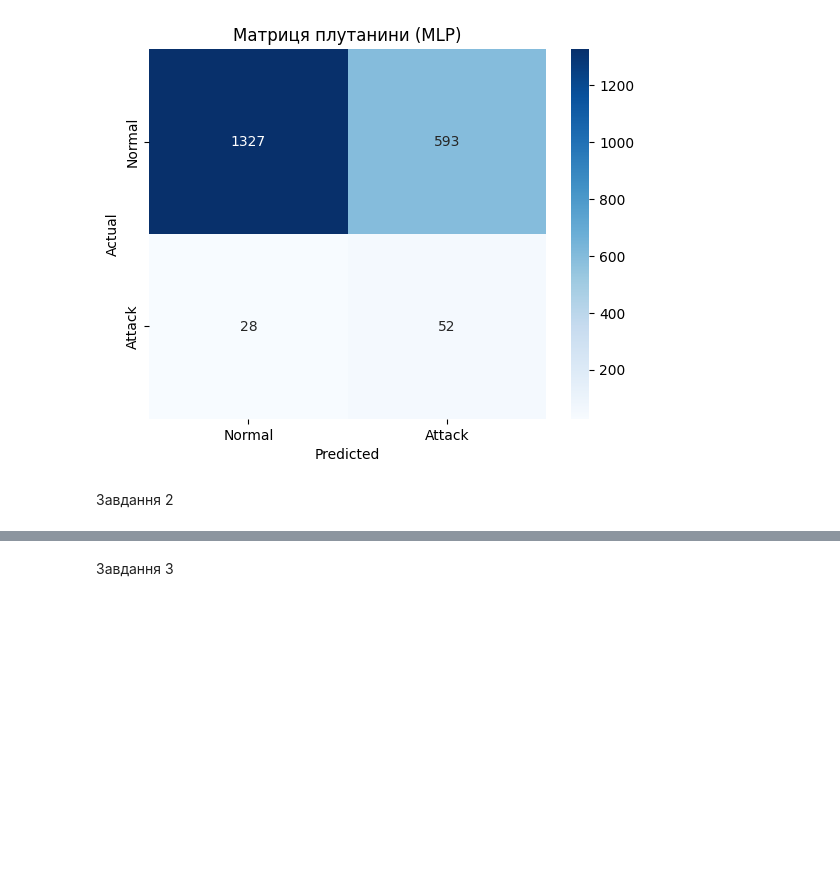
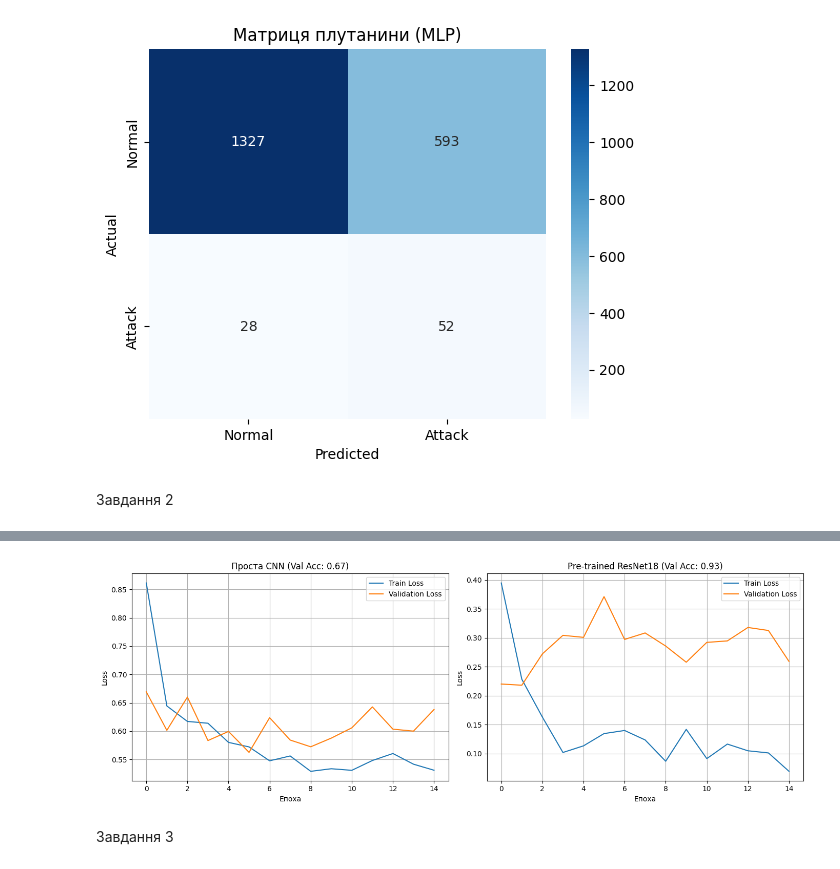
Before and after one commit to smir-nat/IAD-Practicals, a Jupyter notebook: lab3/lab_3_1.ipynb, the cells around one changed output, grey strips where cells are left out. Cells and saved outputs as stored; diff of their text form; code cells hidden in the pictures; blank space fills up the shorter version.

```diff
--- a/lab3/lab_3_1.ipynb
+++ b/lab3/lab_3_1.ipynb
@@ -145,0 +318,42 @@ weighted avg       0.94      0.69      0.78      2000
+# %%
+print("\n--- До-навчання (Fine-tuning) попередньо натренованої ResNet18 ---")
+# 1. Завантажуємо ResNet18 з вагами ImageNet
+pretrained_resnet = models.resnet18(weights=models.ResNet18_Weights.DEFAULT)
+
+# 2. Замінюємо останній шар класифікатора під наші 2 класи
+num_ftrs = pretrained_resnet.fc.in_features
+pretrained_resnet.fc = nn.Linear(num_ftrs, 2)
+pretrained_resnet = pretrained_resnet.to(device)
+
+optimizer_ft = optim.Adam(pretrained_resnet.parameters(), lr=0.0001) # Менший learning rate для transfer learning
+
+pretrained_resnet, train_loss_res, val_loss_res, acc_res = train_model(pretrained_resnet, criterion, optimizer_ft, num_epochs=15)
+
+# ==========================================
+# Побудова Learning Curves для порівняння
+# ==========================================
+plt.figure(figsize=(14, 5))
+
+# Графік для простої CNN
+plt.subplot(1, 2, 1)
+plt.plot(train_loss_cnn, label='Train Loss')
+plt.plot(val_loss_cnn, label='Validation Loss')
+plt.title(f'Проста CNN (Val Acc: {acc_cnn:.2f})')
+plt.xlabel('Епоха')
+plt.ylabel('Loss')
+plt.legend()
+plt.grid(True)
+
+# Графік для ResNet18
+plt.subplot(1, 2, 2)
+plt.plot(train_loss_res, label='Train Loss')
+plt.plot(val_loss_res, label='Validation Loss')
+plt.title(f'Pre-trained ResNet18 (Val Acc: {acc_res:.2f})')
+plt.xlabel('Епоха')
+plt.ylabel('Loss')
+plt.legend()
+plt.grid(True)
+
+plt.tight_layout()
+plt.show()
+# %% [output]
@@ -146,2 +379,3 @@ weighted avg       0.94      0.69      0.78      2000
+[figure, added]
 # %% [markdown]
 Завдання 3
```
Also changed, not shown: parts of 3 cells of this notebook.
